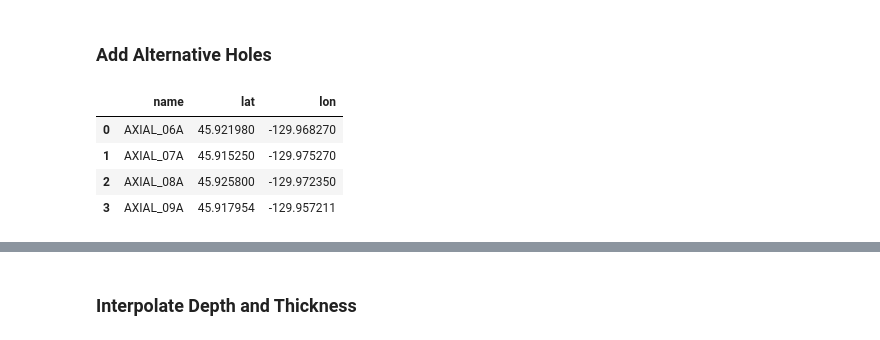
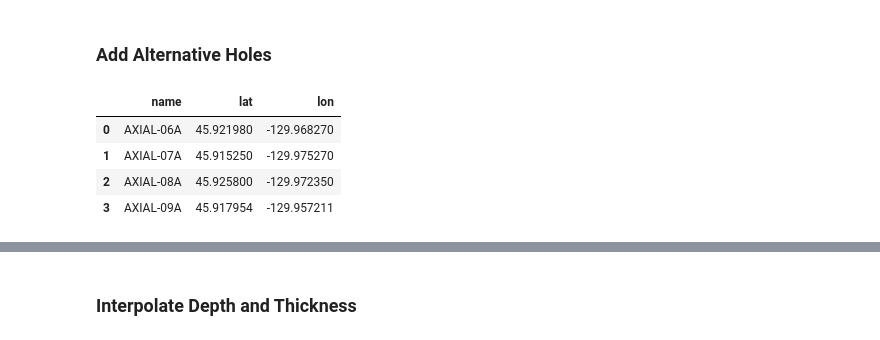
Before and after one commit to ooicloud/axial-drilling, a Jupyter notebook: maps/notebooks/clean_data.ipynb, the cells around one changed output, grey strips where cells are left out. Cells and saved outputs as stored; diff of their text form; code cells hidden in the pictures.

```diff
--- a/maps/notebooks/clean_data.ipynb
+++ b/maps/notebooks/clean_data.ipynb
@@ -280,19 +280,19 @@ holes_df
 # %% [markdown]
 ### Add Alternative Holes
 # %%
-alt_holes = [['AXIAL_06A', 45.92198, -129.96827],
-         ['AXIAL_07A', 45.91525, -129.97527],
-         ['AXIAL_08A', 45.9258, -129.97235],
-         ['AXIAL_09A', 45.917954, -129.957211]]
+alt_holes = [['AXIAL-06A', 45.92198, -129.96827],
+         ['AXIAL-07A', 45.91525, -129.97527],
+         ['AXIAL-08A', 45.9258, -129.97235],
+         ['AXIAL-09A', 45.917954, -129.957211]]
 
 alt_holes_df = pd.DataFrame(alt_holes, columns = ['name', 'lat', 'lon'])
 alt_holes_df
 # %% [output]
 |  | name | lat | lon |
-| 0 | AXIAL_06A | 45.921980 | -129.968270 |
-| 1 | AXIAL_07A | 45.915250 | -129.975270 |
-| 2 | AXIAL_08A | 45.925800 | -129.972350 |
-| 3 | AXIAL_09A | 45.917954 | -129.957211 |
+| 0 | AXIAL-06A | 45.921980 | -129.968270 |
+| 1 | AXIAL-07A | 45.915250 | -129.975270 |
+| 2 | AXIAL-08A | 45.925800 | -129.972350 |
+| 3 | AXIAL-09A | 45.917954 | -129.957211 |
 # %%
 holes_df = pd.concat([holes_df, alt_holes_df]).reset_index(drop = True)
 holes_df
```
Also changed, not shown: parts of 8 cells of this notebook, 14 other files.
